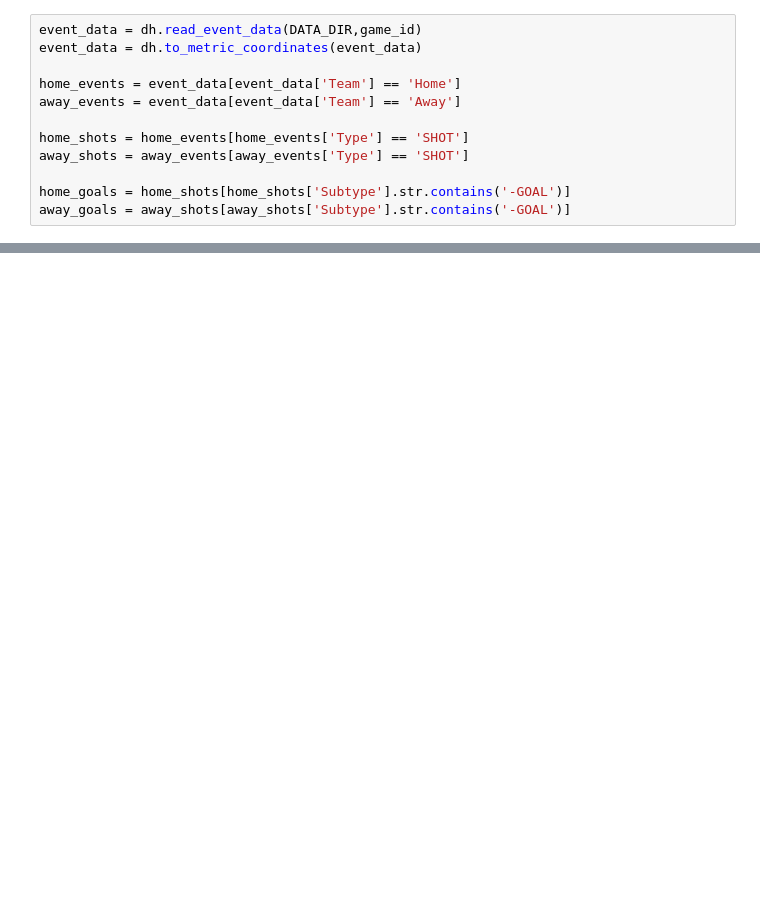
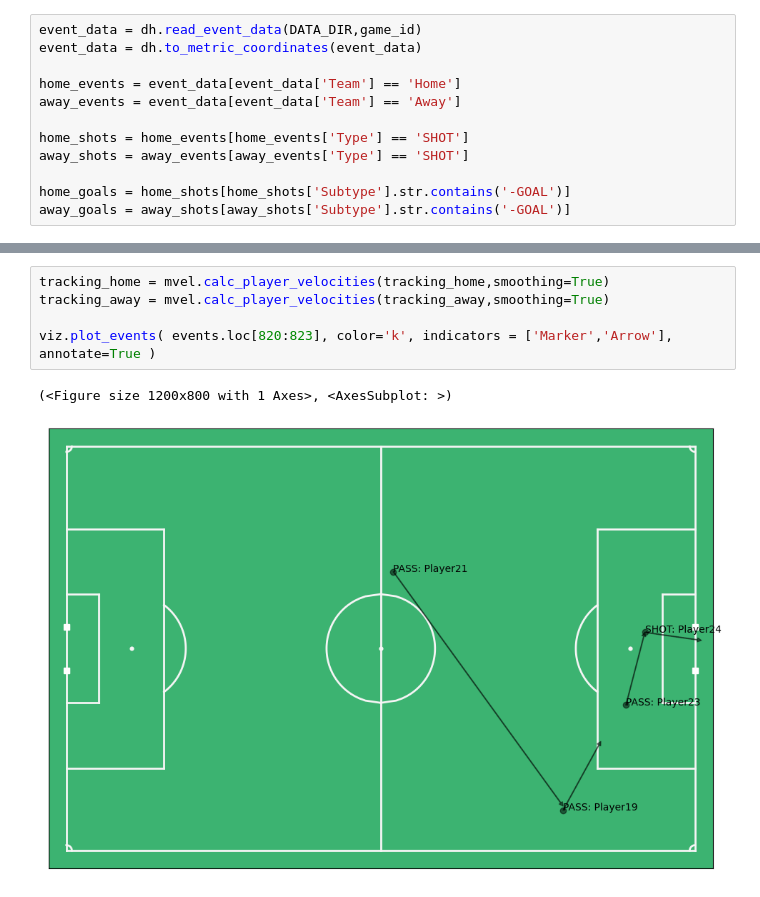
Before and after one commit to jonasvvr/Soccer-EPV-Framework, a Jupyter notebook: src/main.ipynb, the cells around one changed output, grey strips where cells are left out. Drawn from its saved outputs; the diff is of its cells as text; blank space fills up the shorter version.

```diff
--- a/src/main.ipynb
+++ b/src/main.ipynb
@@ -109,0 +94,8 @@ fig,ax = viz.plot_frame( tracking_home.loc[KO_Frame], tracking_away.loc[KO_Frame
+# %%
+tracking_home = mvel.calc_player_velocities(tracking_home,smoothing=True)
+tracking_away = mvel.calc_player_velocities(tracking_away,smoothing=True)
+
+viz.plot_events( events.loc[820:823], color='k', indicators = ['Marker','Arrow'], annotate=True )
+# %% [output]
+(<Figure size 1200x800 with 1 Axes>, <AxesSubplot: >)
+[figure, added]
```
Also changed, not shown: parts of 14 cells of this notebook.
